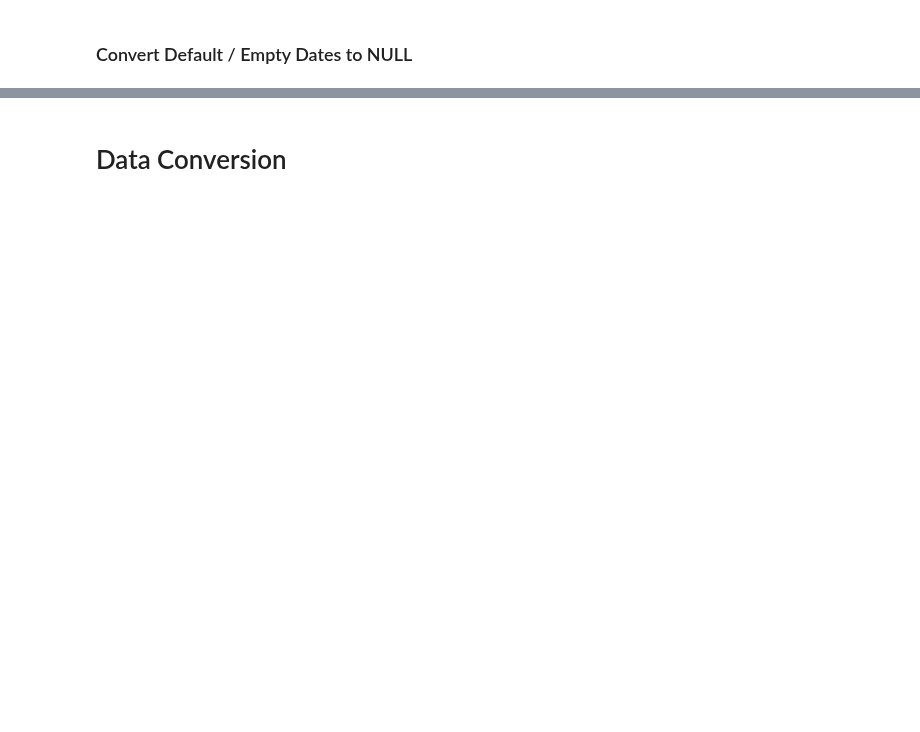
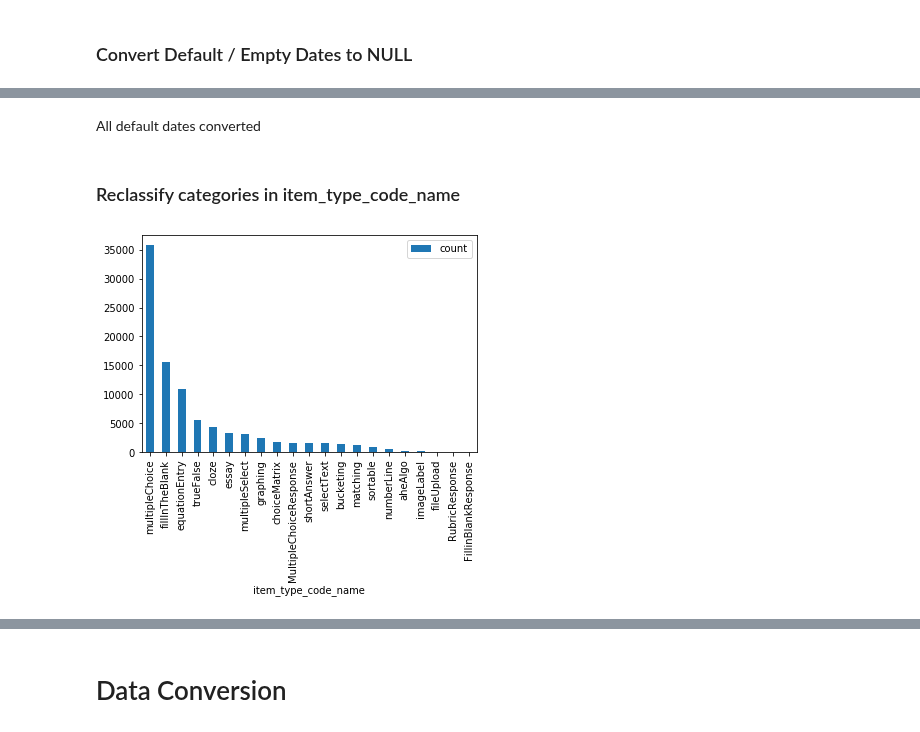
Before and after one commit to dlhinkley/c772-capstone-project, a Jupyter notebook: spark/C772CapstoneProject.ipynb, the cells around one changed output, grey strips where cells are left out. Saved outputs shown, nothing was run; the diff lists cells and outputs as text; code cells hidden in the pictures; blank space fills up the shorter version.

```diff
--- a/spark/C772CapstoneProject.ipynb
+++ b/spark/C772CapstoneProject.ipynb
@@ -181,3 +219,13 @@ else:
   print ("Found", exists)
 # %% [output]
 [interactive output not drawn]
+# %% [markdown]
+All default dates converted
+# %% [markdown]
+### Reclassify categories in item_type_code_name
+# %%
+# Before Categories
+catResults = dfRaw.filter(col("item_type_code_name").isNull() == False).groupBy("item_type_code_name").count().orderBy("count", ascending=False).toPandas()
+catResults.plot.bar(x='item_type_code_name', y='count')
+# %% [output]
+[figure, added]
```
Also changed, not shown: parts of 10 cells of this notebook, 3 other files.
